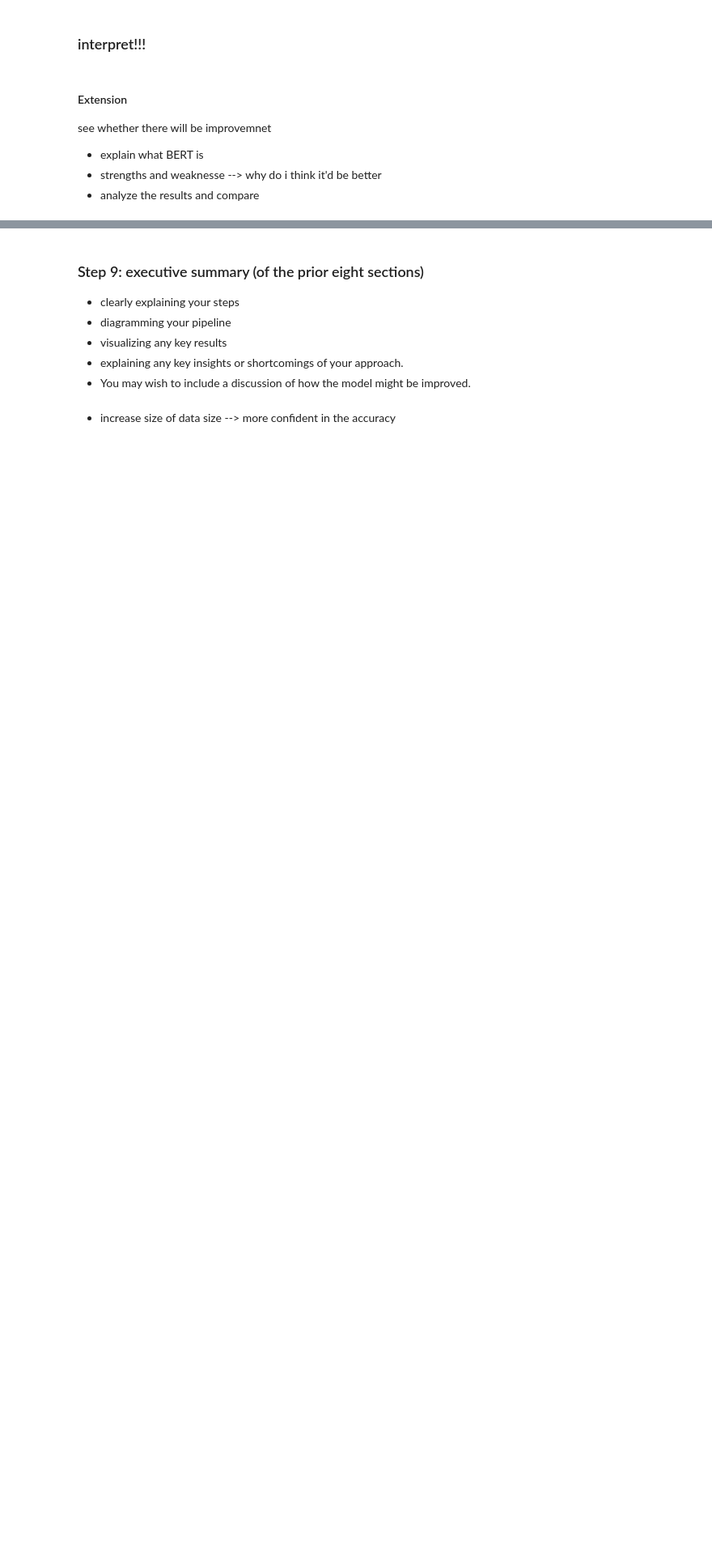
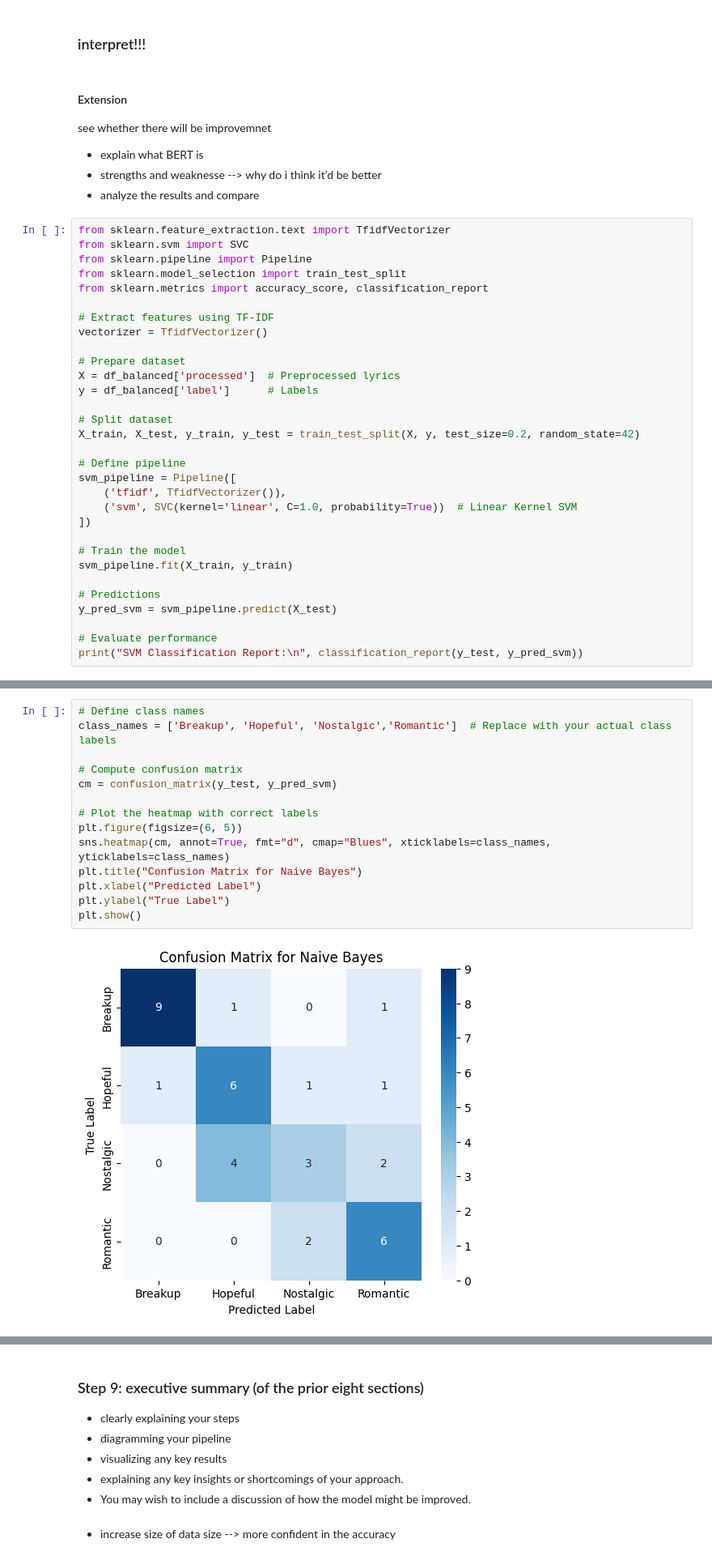
Before and after one commit to hilarytang02/cs156-machinelearning, a Jupyter notebook: lyrics_assignment_1.ipynb, the cells around one changed output, grey strips where cells are left out. Shown at 81% size. Drawn from its saved outputs; the diff is of its cells as text; blank space fills up the shorter version.

```diff
--- a/lyrics_assignment_1.ipynb
+++ b/lyrics_assignment_1.ipynb
@@ -1111,3 +1111,34 @@ see whether there will be improvemnet
 - explain what BERT is
 - strengths and weaknesse --> why do i think it'd be better
 - analyze the results and compare
+# %%
+from sklearn.feature_extraction.text import TfidfVectorizer
+from sklearn.svm import SVC
+from sklearn.pipeline import Pipeline
+from sklearn.model_selection import train_test_split
+from sklearn.metrics import accuracy_score, classification_report
+
+# Extract features using TF-IDF
+vectorizer = TfidfVectorizer()
+
+# Prepare dataset
+X = df_balanced['processed']  # Preprocessed lyrics
+y = df_balanced['label']      # Labels
+
+# Split dataset
+X_train, X_test, y_train, y_test = train_test_split(X, y, test_size=0.2, random_state=42)
+
+# Define pipeline
+svm_pipeline = Pipeline([
+    ('tfidf', TfidfVectorizer()),
+    ('svm', SVC(kernel='linear', C=1.0, probability=True))  # Linear Kernel SVM
+])
+
+# Train the model
+svm_pipeline.fit(X_train, y_train)
+
+# Predictions
+y_pred_svm = svm_pipeline.predict(X_test)
+
+# Evaluate performance
+print("SVM Classification Report:\n", classification_report(y_test, y_pred_svm))
@@ -1113,0 +1157,16 @@ see whether there will be improvemnet
+# %%
+# Define class names
+class_names = ['Breakup', 'Hopeful', 'Nostalgic','Romantic']  # Replace with your actual class labels
+
+# Compute confusion matrix
+cm = confusion_matrix(y_test, y_pred_svm)
+
+# Plot the heatmap with correct labels
+plt.figure(figsize=(6, 5))
+sns.heatmap(cm, annot=True, fmt="d", cmap="Blues", xticklabels=class_names, yticklabels=class_names)
+plt.title("Confusion Matrix for Naive Bayes")
+plt.xlabel("Predicted Label")
+plt.ylabel("True Label")
+plt.show()
+# %% [output]
+[figure, added]
```
Also changed, not shown: parts of 3 cells of this notebook.
